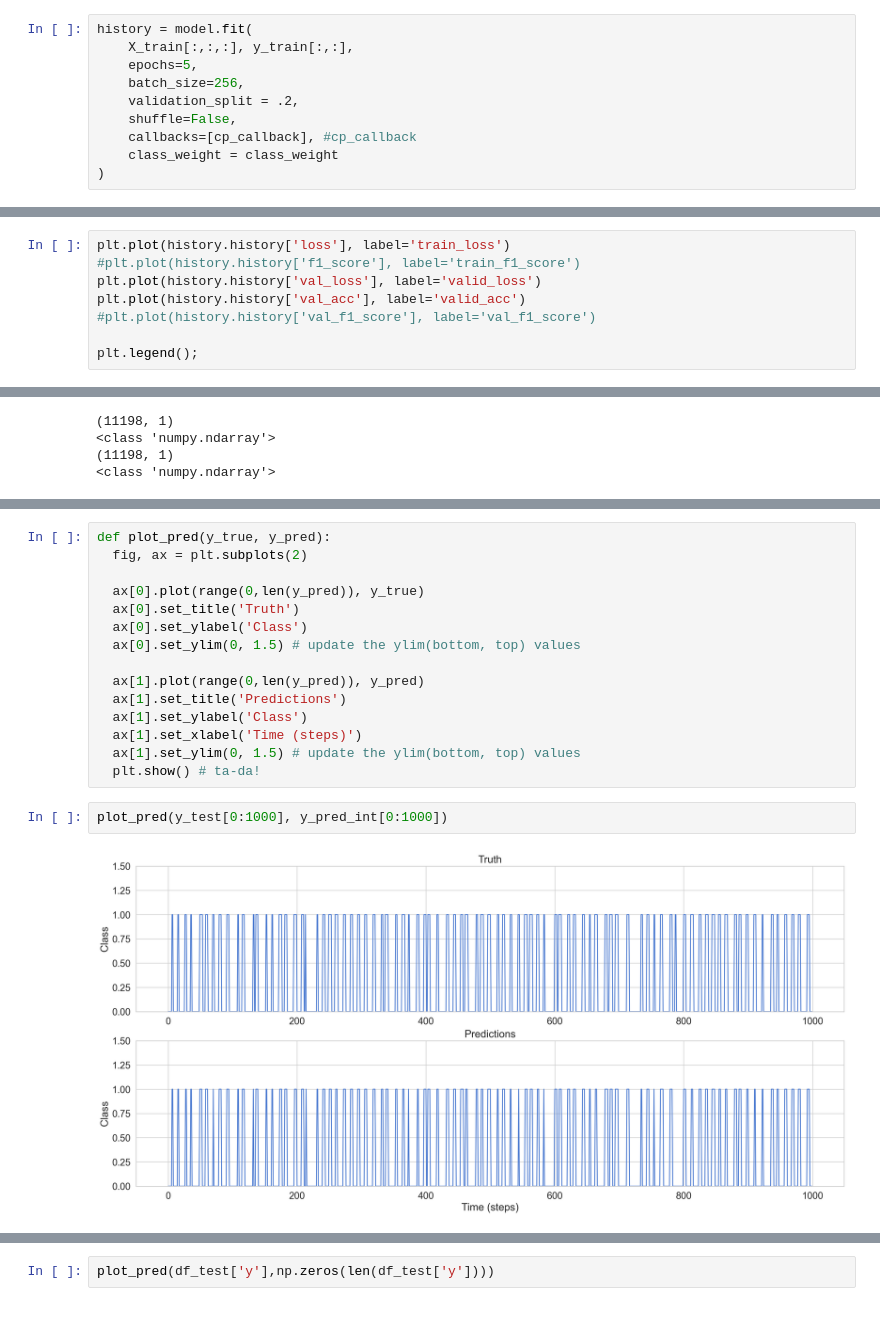
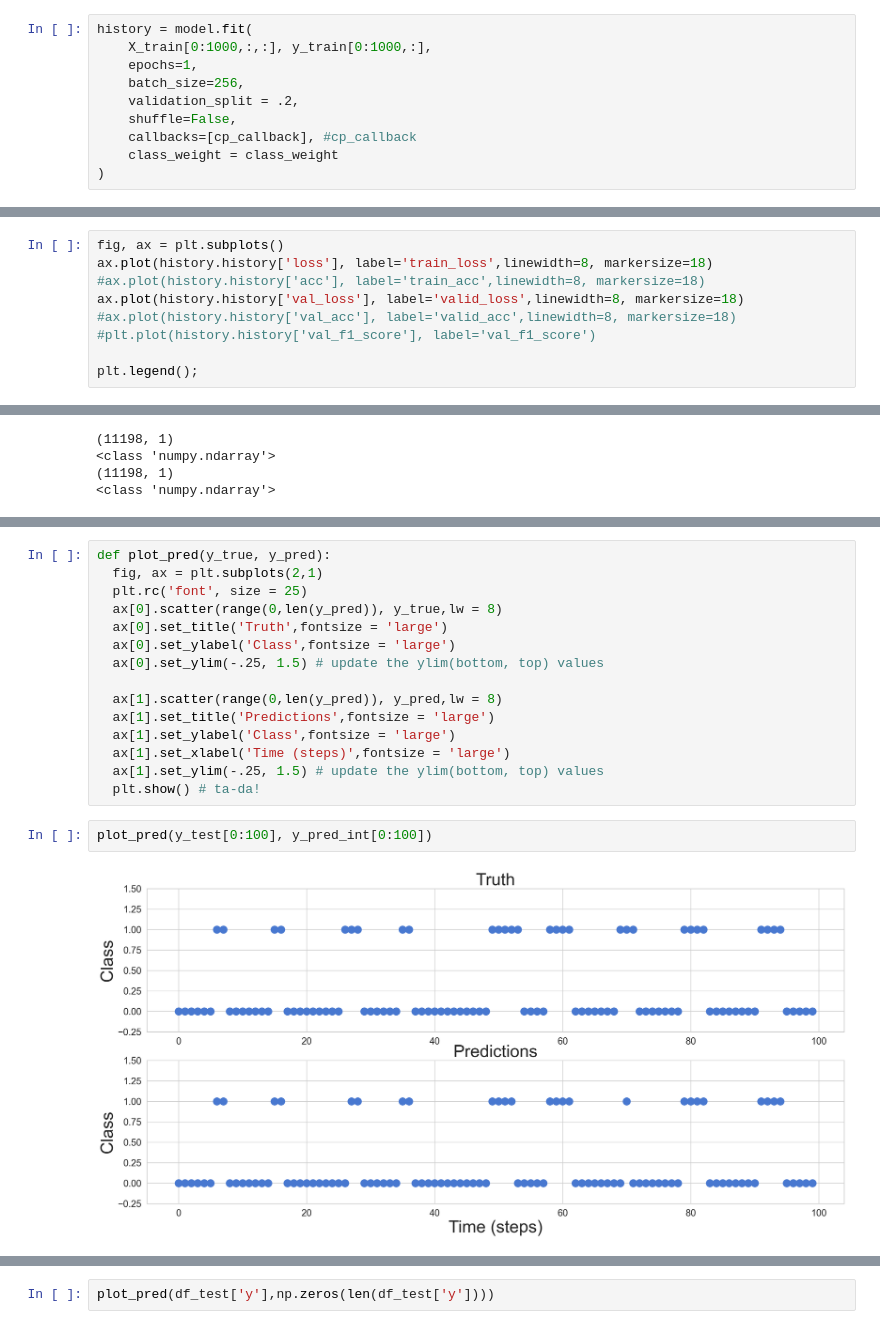
Before and after one commit to jwgerlach00/gunshot_sound_classification, a Jupyter notebook: tensorflow_bi_LSTM.ipynb, the cells around one changed output, grey strips where cells are left out. Saved outputs shown, nothing was run; the diff lists cells and outputs as text.

Commit message:
added better plot functions

```diff
--- a/tensorflow_bi_LSTM.ipynb
+++ b/tensorflow_bi_LSTM.ipynb
@@ -483,8 +483,8 @@ WARNING:tensorflow:Layer lstm_12 will not use cuDNN kernels since it doesn't mee
 WARNING:tensorflow:Layer lstm_12 will not use cuDNN kernels since it doesn't meet the criteria. It will use a generic GPU kernel as fallback when running on GPU.
 # %%
 history = model.fit(
-    X_train[:,:,:], y_train[:,:],
-    epochs=5,
+    X_train[0:1000,:,:], y_train[0:1000,:],
+    epochs=1,
     batch_size=256,
     validation_split = .2,
     shuffle=False,
@@ -507,10 +500,11 @@ model.save('saved_model/my_model')
 # %% [output]
 INFO:tensorflow:Assets written to: saved_model/my_model/assets
 # %%
-plt.plot(history.history['loss'], label='train_loss')
-#plt.plot(history.history['f1_score'], label='train_f1_score')
-plt.plot(history.history['val_loss'], label='valid_loss')
-plt.plot(history.history['val_acc'], label='valid_acc')
+fig, ax = plt.subplots()
+ax.plot(history.history['loss'], label='train_loss',linewidth=8, markersize=18)
+#ax.plot(history.history['acc'], label='train_acc',linewidth=8, markersize=18)
+ax.plot(history.history['val_loss'], label='valid_loss',linewidth=8, markersize=18)
+#ax.plot(history.history['val_acc'], label='valid_acc',linewidth=8, markersize=18)
 #plt.plot(history.history['val_f1_score'], label='val_f1_score')
 
 plt.legend();
@@ -573,22 +633,22 @@ plot_cm(
 # %%
 def plot_pred(y_true, y_pred):
-  fig, ax = plt.subplots(2)
+  fig, ax = plt.subplots(2,1)
+  plt.rc('font', size = 25)
+  ax[0].scatter(range(0,len(y_pred)), y_true,lw = 8)
+  ax[0].set_title('Truth',fontsize = 'large')
+  ax[0].set_ylabel('Class',fontsize = 'large')
+  ax[0].set_ylim(-.25, 1.5) # update the ylim(bottom, top) values
 
-  ax[0].plot(range(0,len(y_pred)), y_true)
-  ax[0].set_title('Truth')
-  ax[0].set_ylabel('Class')
-  ax[0].set_ylim(0, 1.5) # update the ylim(bottom, top) values
-
-  ax[1].plot(range(0,len(y_pred)), y_pred)
-  ax[1].set_title('Predictions')
-  ax[1].set_ylabel('Class')
-  ax[1].set_xlabel('Time (steps)')
-  ax[1].set_ylim(0, 1.5) # update the ylim(bottom, top) values
+  ax[1].scatter(range(0,len(y_pred)), y_pred,lw = 8)
+  ax[1].set_title('Predictions',fontsize = 'large')
+  ax[1].set_ylabel('Class',fontsize = 'large')
+  ax[1].set_xlabel('Time (steps)',fontsize = 'large')
+  ax[1].set_ylim(-.25, 1.5) # update the ylim(bottom, top) values
   plt.show() # ta-da!
 # %%
-plot_pred(y_test[0:1000], y_pred_int[0:1000])
+plot_pred(y_test[0:100], y_pred_int[0:100])
 # %% [output]
-[figure, old version]
+[figure, new version]
 # %%
 from sklearn.metrics import f1_score
 f1_score(y_test,y_pred_int,average = 'binary')
```
Also changed, not shown: parts of 12 cells of this notebook.
